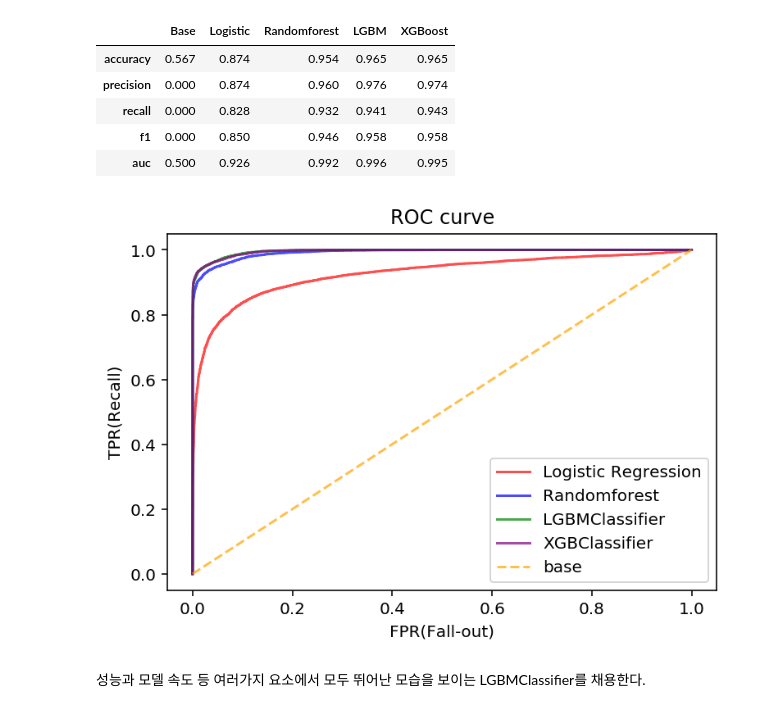
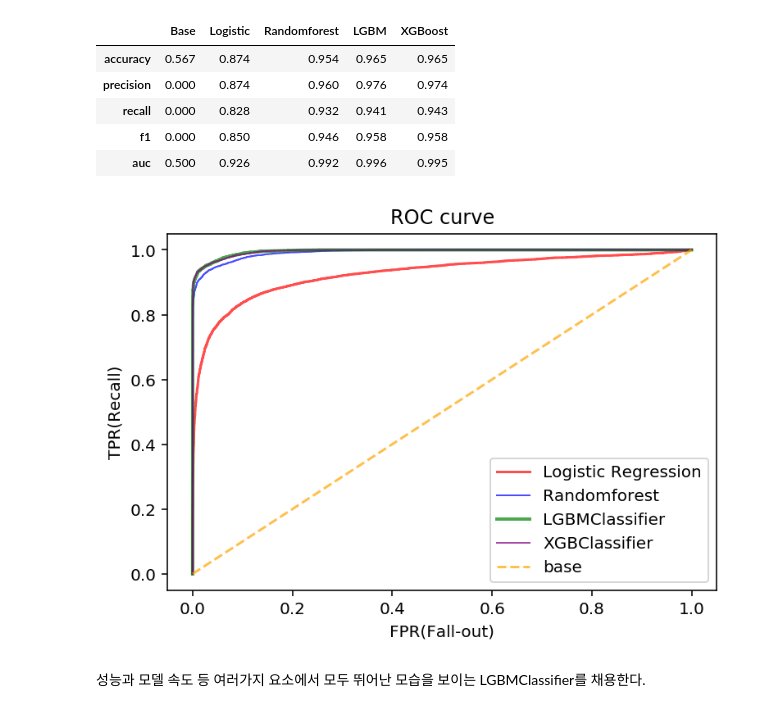
Before and after one commit to SYKIM5396/Airline_Satisfaction, a Jupyter notebook: Part3.ipynb, the cells around one changed output. Cells and saved outputs as stored; diff of their text form; code cells hidden in the pictures.

```diff
--- a/Part3.ipynb
+++ b/Part3.ipynb
@@ -434,25 +434,25 @@ auc score : 0.995
 # %%
 
 fpr, tpr, thresholds = roc_curve(y_val,y_pred_proba_LR)
 plt.plot(fpr, tpr, label='Logistic Regression', color = 'red',alpha=0.7)
 
 fpr, tpr, thresholds = roc_curve(y_val,y_pred_proba_rf)
-plt.plot(fpr, tpr, label='Randomforest', color = 'blue',alpha=0.7)
+plt.plot(fpr, tpr, label='Randomforest', color = 'blue',lw=1,alpha=0.7)
 
 fpr, tpr, thresholds = roc_curve(y_val,y_pred_proba_lgbm)
-plt.plot(fpr, tpr, label='LGBMClassifier', color = 'green',alpha=0.7)
+plt.plot(fpr, tpr, label='LGBMClassifier', color = 'green',lw=2,alpha=0.7)
 
 fpr, tpr, thresholds = roc_curve(y_val,y_pred_proba_xgb)
-plt.plot(fpr, tpr, label='XGBClassifier', color = 'purple',alpha=0.7)
+plt.plot(fpr, tpr, label='XGBClassifier', color = 'purple',lw=1 ,alpha=0.7)
 
 fpr, tpr, thresholds = roc_curve(y_val,baseline)
 plt.plot(fpr, tpr, label='base',linestyle='--', color = 'orange',alpha=0.7)
 
 plt.title('ROC curve')
 plt.xlabel('FPR(Fall-out)')
 plt.ylabel('TPR(Recall)')
 plt.legend();
 # %% [output]
-[figure, old version]
+[figure, new version]
 # %% [markdown]
 성능과 모델 속도 등 여러가지 요소에서 모두 뛰어난 모습을 보이는 LGBMClassifier를 채용한다.
```
